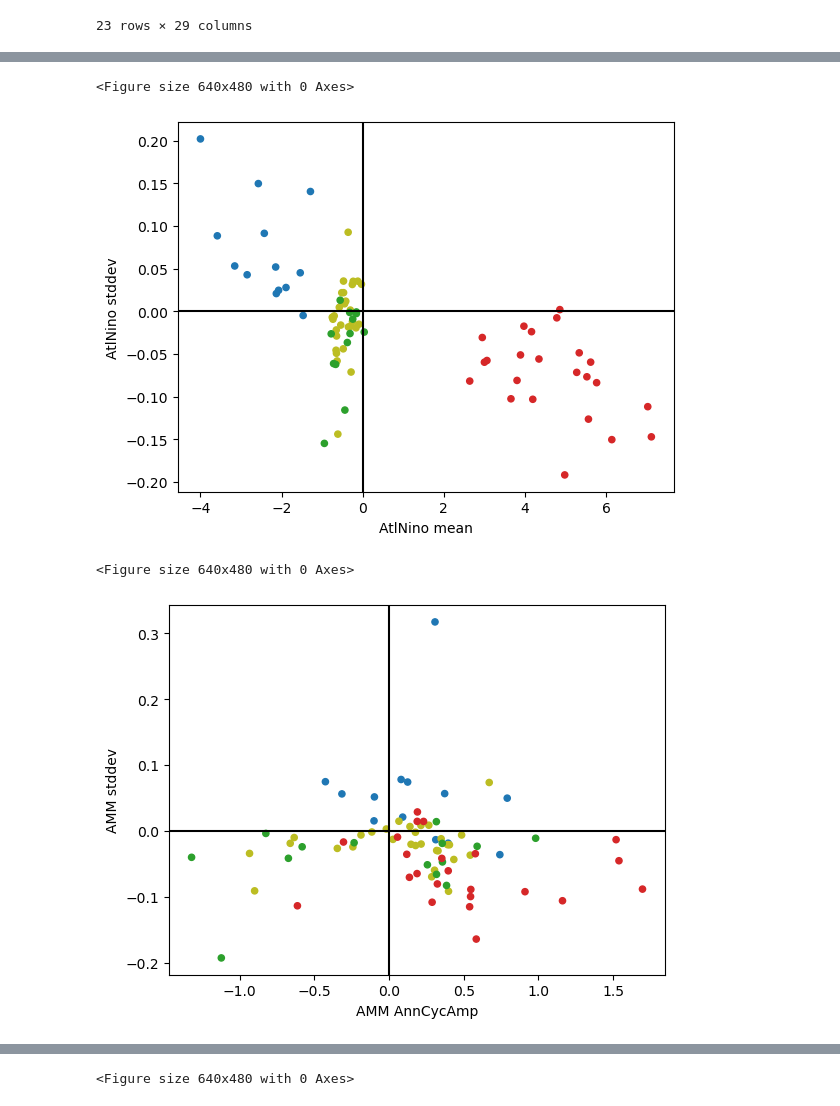
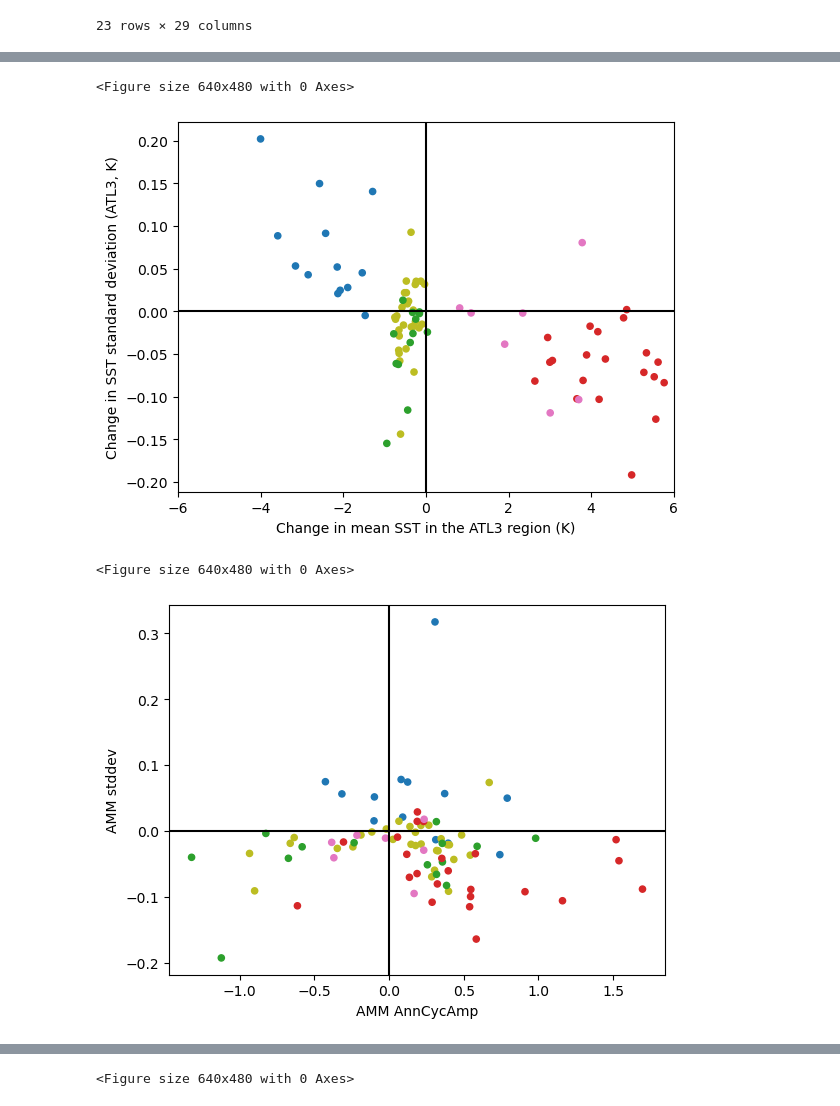
Before and after one commit to pmip4/TropicalAtlanticVariability, a Jupyter notebook: scatterplots.ipynb, the cells around one changed output, grey strips where cells are left out. Saved outputs shown, nothing was run; the diff lists cells and outputs as text; code cells hidden in the pictures.

```diff
--- a/scatterplots.ipynb
+++ b/scatterplots.ipynb
@@ -175,3 +175,17 @@ abrupt4xCO2_diff
 | 171 | NESM3 | 6.9863 | 4.5879 | -0.047850 | 0.014944 | 5.3352 | -0.048647 | 0.39616 | ... |
 | 172 | NorESM2-LM | 6.7149 | 4.9397 | -0.149148 | 0.156550 | 6.1385 | -0.150306 | 0.13608 | ... |
 23 rows × 29 columns
+# %%
+midPliocene=all_runs.loc[all_runs['experiment'] == 'midPliocene-eoi400']
+midPliocene.set_index('model', inplace = True)
+midPliocene_pis=all_pis[all_pis.index.isin(midPliocene.index)]
+# drop the experiment and years columns
+midPliocene_pis.drop(['experiment','years'],axis=1, inplace=True)
+midPliocene.drop(['experiment','years'],axis=1, inplace=True)
+# Create a difference grid
+midPliocene_diff=midPliocene-midPliocene_pis
+# add back in the experiment name
+midPliocene_diff['experiment']='midPliocene-eoi400'
+midPliocene_diff['run']=list(range(150,150+np.size(midPliocene.index)))
+midPliocene_diff.reset_index(inplace=True)
+midPliocene_diff.set_index('run',inplace=True)
@@ -178,6 +205,6 @@ abrupt4xCO2_diff
 # %%
-all_diffs=pd.concat([lgm_diff,midHolocene_diff,lig127k_diff,abrupt4xCO2_diff])
-not_abrup4xCO2_diffs=pd.concat([lgm_diff,midHolocene_diff,lig127k_diff])
+all_diffs=pd.concat([lgm_diff,midHolocene_diff,lig127k_diff,abrupt4xCO2_diff,midPliocene_diff])
+not_abrup4xCO2_diffs=pd.concat([lgm_diff,midHolocene_diff,lig127k_diff,midPliocene_diff])
 orb_diffs=pd.concat([midHolocene_diff,lig127k_diff])
 # %%
 # Add some colors to allow for convenient plotting...
@@ -185,25 +212,29 @@ all_diffs['color'] = all_diffs['experiment']
 all_diffs['color'] = all_diffs['color'].map({'lgm':'tab:blue',
                              'midHolocene':'tab:olive',
                              'lig127k':'tab:green',
-                             'abrupt4xCO2':'tab:red'},
+                             'abrupt4xCO2':'tab:red',
+                             'midPliocene-eoi400':'tab:pink'},
                              na_action=None)
 # %%
 fig = plt.figure()
 fig=all_diffs.plot.scatter(x='AtlNino mean',y='AtlNino stddev',c='color').get_figure()
 plt.axhline(0,color='black')
 plt.axvline(0,color='black')
+plt.xlim(-6, 6)
+plt.xlabel('Change in mean SST in the ATL3 region (K)')
+plt.ylabel('Change in SST standard deviation (ATL3, K)')
 #res = linear_regression(all_diffs['AtlNino mean'],all_diffs['AtlNino stddev'],proportional=True)
 #est_y=res.slope*all_diffs['AtlNino mean']
 #resid=est_y-all_diffs['AtlNino stddev']
 #stderr=np.sqrt(np.sum(resid)/(len(all_diffs['AtlNino mean'])-2))
 #tinv = lambda p, df: abs(stats.t.ppf(p/2, df))
 #ts = tinv(0.05, len(all_diffs['AtlNino mean'])-2)
 #print(f"slope: {res.slope:.6f}")
 #print(f"slope (95%): {res.slope:.6f} ({res.slope-ts*stderr:.6f} to {res.slope+ts*stderr:.6f})")
 fig.savefig('plots/AtlNino_w_mean.png')
 # %% [output]
 <Figure size 640x480 with 0 Axes>
-[figure, old version]
+[figure, new version]
 # %%
 fig = plt.figure()
 fig=all_diffs.plot.scatter(x='AMM AnnCycAmp',y='AMM stddev',c='color').get_figure()
@@ -212,7 +243,7 @@ plt.axvline(0,color='black')
 fig.savefig('plots/AMM_w_AnnCycAmp.png')
 # %% [output]
 <Figure size 640x480 with 0 Axes>
-[figure, old version]
+[figure, new version]
 # %%
 fig = plt.figure()
 fig=all_diffs.plot.scatter(x='AMM mean',y='AMM stddev',c='color').get_figure()
```
Also changed, not shown: parts of 6 cells of this notebook, 3 other files.
